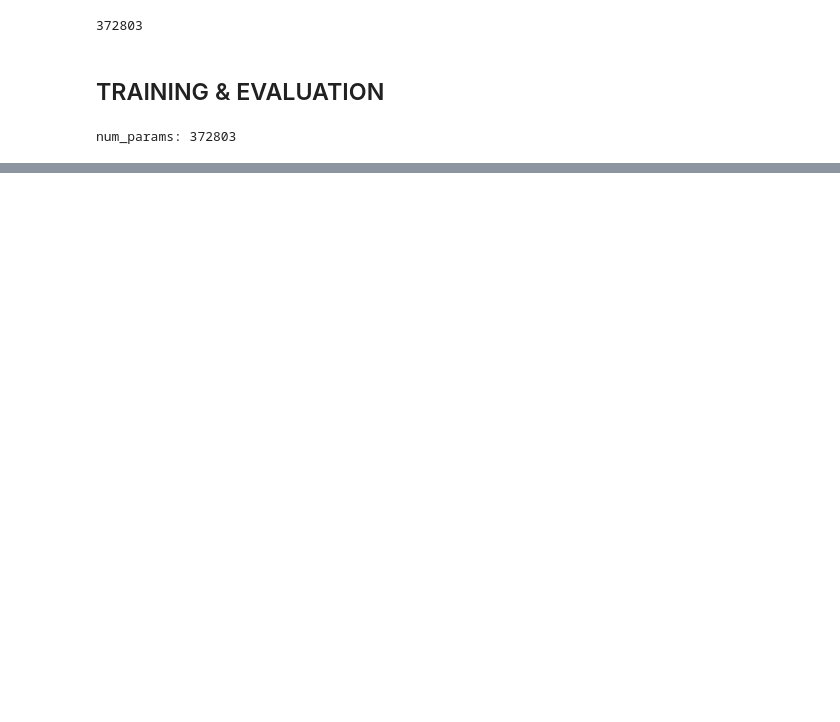
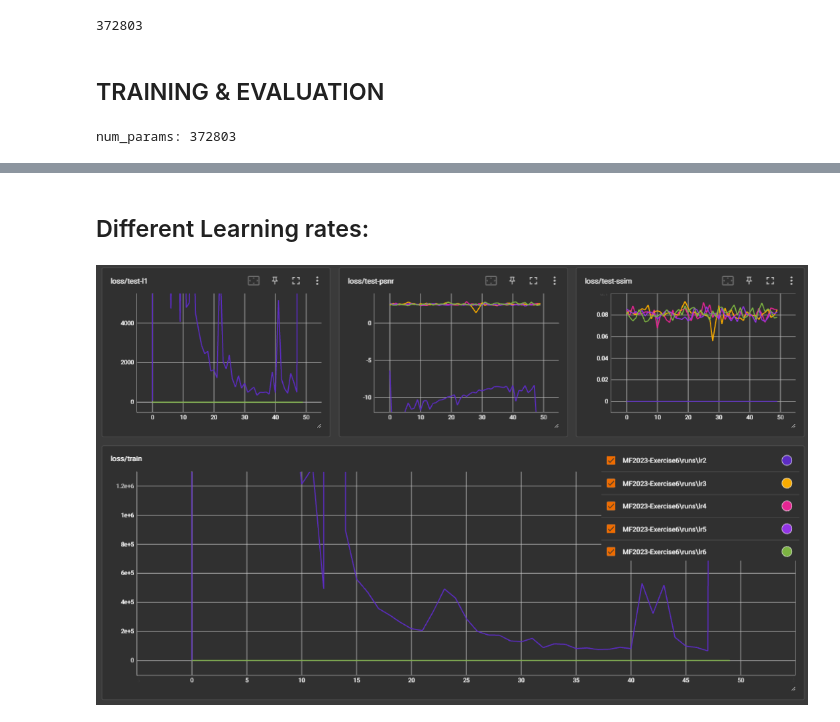
Before and after one commit to oalkaya/mfcgv-projects, a Jupyter notebook: MF2023-Exercise6/main.ipynb, the cells around one changed output, grey strips where cells are left out. Drawn from its saved outputs; the diff is of its cells as text; code cells hidden in the pictures; blank space fills up the shorter version.

```diff
--- a/MF2023-Exercise6/main.ipynb
+++ b/MF2023-Exercise6/main.ipynb
@@ -259,0 +304,7 @@ with torch.no_grad():
+# %% [markdown]
+## Different Learning rates:
+# %%
+from IPython import display
+display.Image("D:\VSCode Git Repos\MFCGV-Projects\MF2023-Exercise6\selected-images\graph_learningrates.png")
+# %% [output]
+[figure, added]
```
Also changed, not shown: parts of 25 cells of this notebook, 22 other files.
